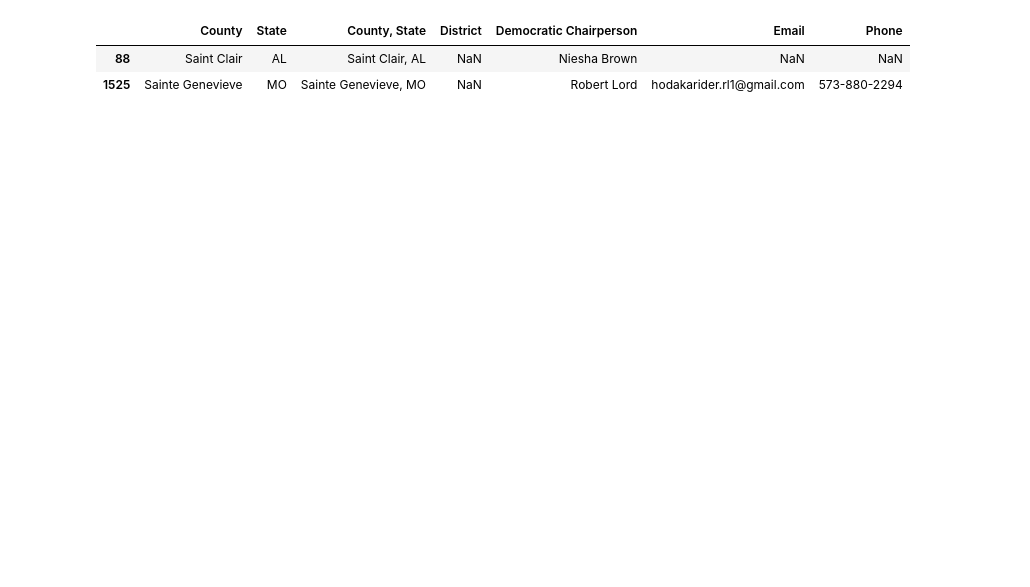
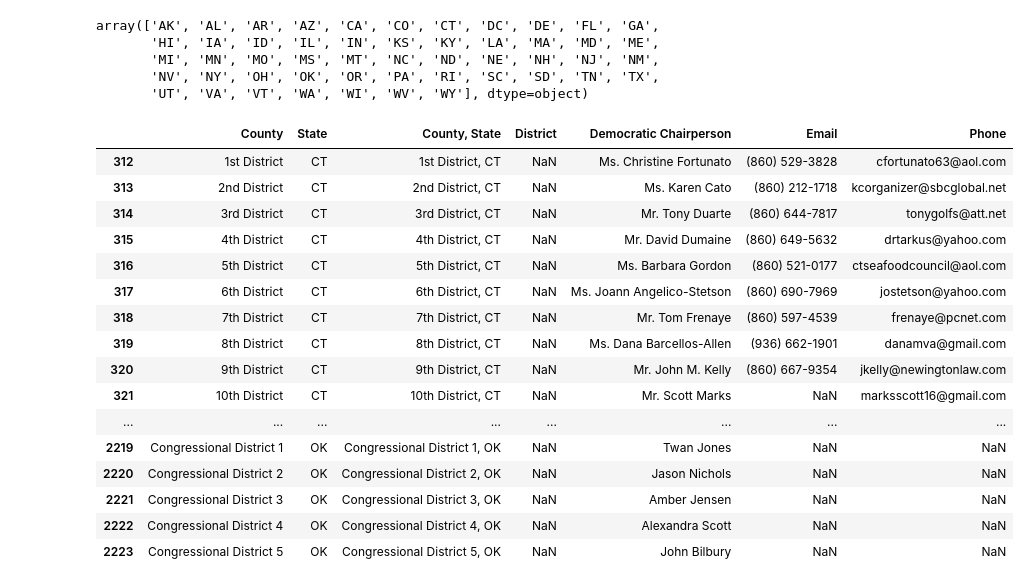
Before and after one commit to dkmartin10/Test_run_2, a Jupyter notebook: rural_party_data.ipynb, the cells around one changed output. Cells and saved outputs as stored; diff of their text form; code cells hidden in the pictures; blank space fills up the shorter version.

```diff
--- a/rural_party_data.ipynb
+++ b/rural_party_data.ipynb
@@ -53,6 +14,28 @@ county_chairs.head()
+# %%
+master_sheet['State'].unique()
+# %% [output]
+array(['AK', 'AL', 'AR', 'AZ', 'CA', 'CO', 'CT', 'DC', 'DE', 'FL', 'GA',
+       'HI', 'IA', 'ID', 'IL', 'IN', 'KS', 'KY', 'LA', 'MA', 'MD', 'ME',
+       'MI', 'MN', 'MO', 'MS', 'MT', 'NC', 'ND', 'NE', 'NH', 'NJ', 'NM',
+       'NV', 'NY', 'OH', 'OK', 'OR', 'PA', 'RI', 'SC', 'SD', 'TN', 'TX',
+       'UT', 'VA', 'VT', 'WA', 'WI', 'WV', 'WY'], dtype=object)
 # %%
-county_chairs[county_chairs['County'].str.contains('Saint')]
+county_chairs[county_chairs['County'].str.contains('District')]
 # %% [output]
 |  | County | State | County, State | District | Democratic Chairperson | Email | Phone |
-| 88 | Saint Clair | AL | Saint Clair, AL | NaN | Niesha Brown | NaN | NaN |
-| 1525 | Sainte Genevieve | MO | Sainte Genevieve, MO | NaN | Robert Lord | hodakarider.rl1@gmail.com | 573-880-2294 |
+| 312 | 1st District | CT | 1st District, CT | NaN | Ms. Christine Fortunato | (860) 529-3828 | cfortunato63@aol.com |
+| 313 | 2nd District | CT | 2nd District, CT | NaN | Ms. Karen Cato | (860) 212-1718 | kcorganizer@sbcglobal.net |
+| 314 | 3rd District | CT | 3rd District, CT | NaN | Mr. Tony Duarte | (860) 644-7817 | tonygolfs@att.net |
+| 315 | 4th District | CT | 4th District, CT | NaN | Mr. David Dumaine | (860) 649-5632 | drtarkus@yahoo.com |
+| 316 | 5th District | CT | 5th District, CT | NaN | Ms. Barbara Gordon | (860) 521-0177 | ctseafoodcouncil@aol.com |
+| 317 | 6th District | CT | 6th District, CT | NaN | Ms. Joann Angelico-Stetson | (860) 690-7969 | jostetson@yahoo.com |
+| 318 | 7th District | CT | 7th District, CT | NaN | Mr. Tom Frenaye | (860) 597-4539 | frenaye@pcnet.com |
+| 319 | 8th District | CT | 8th District, CT | NaN | Ms. Dana Barcellos-Allen | (936) 662-1901 | danamva@gmail.com |
+| 320 | 9th District | CT | 9th District, CT | NaN | Mr. John M. Kelly | (860) 667-9354 | jkelly@newingtonlaw.com |
+| 321 | 10th District | CT | 10th District, CT | NaN | Mr. Scott Marks | NaN | marksscott16@gmail.com |
+| ... | ... | ... | ... | ... | ... | ... | ... |
+| 2219 | Congressional District 1 | OK | Congressional District 1, OK | NaN | Twan Jones | NaN | NaN |
+| 2220 | Congressional District 2 | OK | Congressional District 2, OK | NaN | Jason Nichols | NaN | NaN |
+| 2221 | Congressional District 3 | OK | Congressional District 3, OK | NaN | Amber Jensen | NaN | NaN |
+| 2222 | Congressional District 4 | OK | Congressional District 4, OK | NaN | Alexandra Scott | NaN | NaN |
+| 2223 | Congressional District 5 | OK | Congressional District 5, OK | NaN | John Bilbury | NaN | NaN |
```
Also changed, not shown: parts of 15 cells of this notebook.
